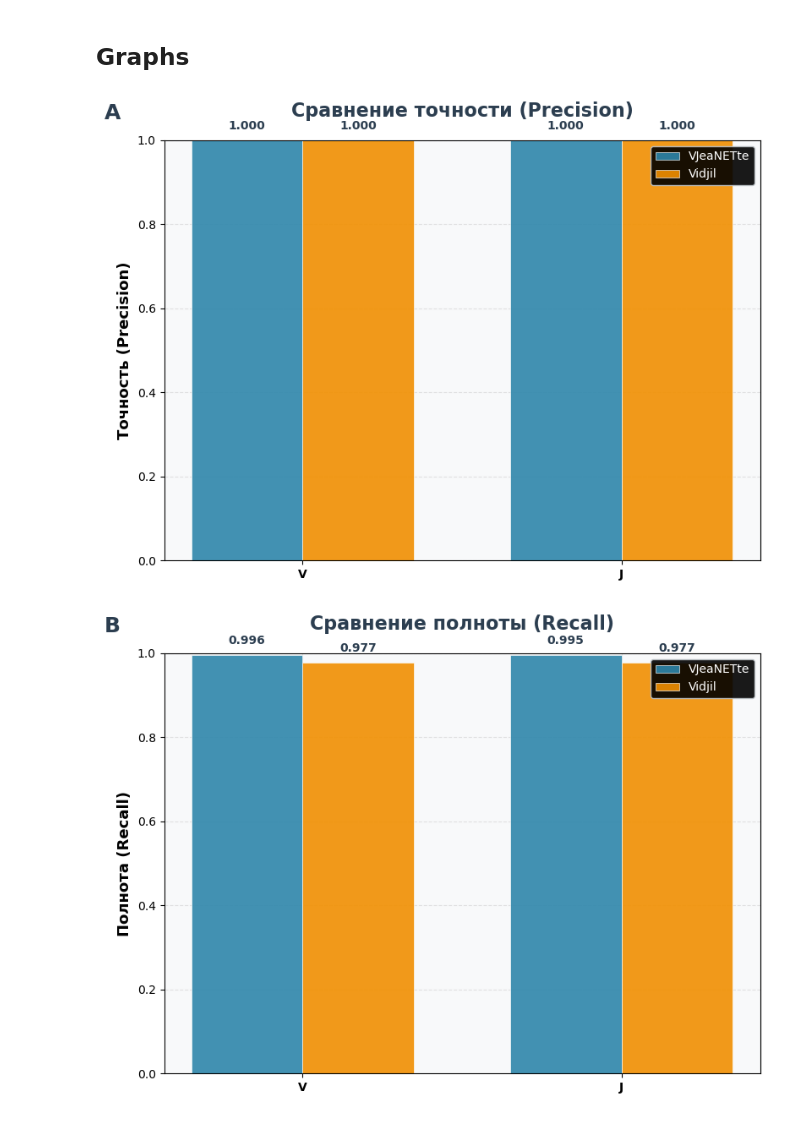
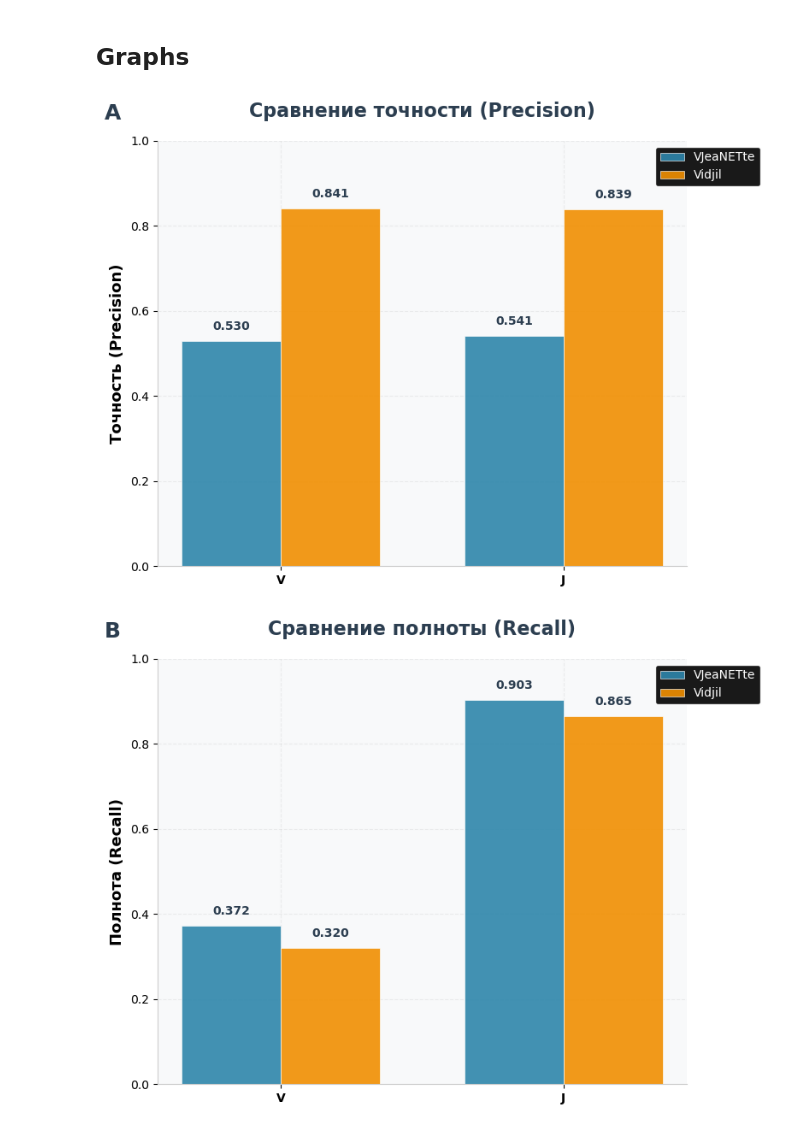
Before and after one commit to BelyashMatvey/vjeanette, a Jupyter notebook: notebooks/inference.ipynb, the cells around one changed output. Saved outputs shown, nothing was run; the diff lists cells and outputs as text; code cells hidden in the pictures.

```diff
--- a/notebooks/inference.ipynb
+++ b/notebooks/inference.ipynb
@@ -553,3 +646,5 @@ model_output
+# %%
+model_output['sequence_id'] = model_output['id'].copy()
 # %%
 data_merged = data_reference.merge(model_output,on = 'sequence_id')
 # %% [markdown]
@@ -563,6 +746,6 @@ precision_v_model, recall_v_model = TP_v_model / (TP_v_model + FP_v_model + 1e-9
 # %%
-TP_j_model, TN_j_model, FP_j_model, FN_j_model = len(data_merged[(data_merged['has_j_x']) & (data_merged['has_j_y'])]),\
-                                        len(data_merged[(~data_merged['has_j_x']) & (~data_merged['has_j_y'])]),\
-                                        len(data_merged[(~data_merged['has_j_x']) & (data_merged['has_j_y'])]),\
-                                        len(data_merged[(data_merged['has_j_x']) & (~data_merged['has_j_y'])])
+TP_j_model, TN_j_model, FP_j_model, FN_j_model = len(data_merged[(data_merged['has_j_ok_x'].eq(1)) & (data_merged['has_j_ok_y'].eq(1))]),\
+                                        len(data_merged[(~data_merged['has_j_ok_x'].eq(1)) & (~data_merged['has_j_ok_y'].eq(1))]),\
+                                        len(data_merged[(~data_merged['has_j_ok_x'].eq(1)) & (data_merged['has_j_ok_y'].eq(1))]),\
+                                        len(data_merged[(data_merged['has_j_ok_x'].eq(1)) & (~data_merged['has_j_ok_y'].eq(1))])
 precision_j_model, recall_j_model = TP_j_model / (TP_j_model + FP_j_model + 1e-9), TP_j_model / (TP_j_model + FN_j_model + 1e-9)
@@ -576,6 +775,6 @@ precision_v_model, precision_j_model, recall_v_model, recall_j_model
 # %% [markdown]
 ### Vidjil metrics
 # %%
-reference_v_ids = set(list(data_merged[data_merged['has_v_x']==1]['sequence_id'].values))
-reference_j_ids = set(list(data_merged[data_merged['has_j_x']==1]['sequence_id'].values))
+reference_v_ids = set(list(data_merged[data_merged['has_v_ok_x']==1]['sequence_id'].values))
+reference_j_ids = set(list(data_merged[data_merged['has_j_ok_x']==1]['sequence_id'].values))
 reference_all_ids = set(list(data_merged['sequence_id'].values))
@@ -601,3 +872,12 @@ precision_v_vidjil, precision_j_vidjil, recall_v_vidjil, recall_j_vidjil
+# %%
+a = fn_v['sequence'].values.tolist()
+b = fn_v['sequence_id'].values.tolist()
+with open('fn_v.fastq', 'w') as f:
+    for i in zip(a,b):
+        f.write(f'@{i[1]}\n')
+        f.write(i[0]+'\n')
+        f.write('+\n')
+        f.write('ok\n')
 # %% [markdown]
 ## Graphs
 # %%
@@ -639,6 +919,12 @@ ax1.set_ylim(0, 1.0)
 ax1.grid(True, alpha=0.2, linestyle='--')
 ax1.set_axisbelow(True)
 
+# Убираем границы (справа и сверху)
+ax1.spines['top'].set_visible(False)
+ax1.spines['right'].set_visible(False)
+ax1.spines['left'].set_color('#cccccc')
+ax1.spines['bottom'].set_color('#cccccc')
+
 for bars in [bars1_model, bars1_vidjil]:
     for bar in bars:
         height = bar.get_height()
@@ -649,9 +935,11 @@ for bars in [bars1_model, bars1_vidjil]:
 ax1.set_title('Сравнение точности (Precision)', fontsize=16, fontweight='bold',
               pad=20, color='#2c3e50')
 
+# Легенда вынесена в правый верхний угол, но с отступом от графика
 legend1 = ax1.legend(loc='upper right', frameon=True, fancybox=True,
-                     framealpha=0.9, edgecolor='#bdc3c7')
+                     framealpha=0.9, edgecolor='white', bbox_to_anchor=(1.15, 1.0))
 legend1.get_frame().set_facecolor('black')
+plt.setp(legend1.get_texts(), color='white')
 
 ax1.text(-0.1, 1.05, 'A', transform=ax1.transAxes, fontsize=18,
          fontweight='bold', color='#2c3e50')
@@ -666,7 +954,7 @@ fig2, ax2 = plt.subplots(figsize=(8, 6), facecolor='white')
 ax2.set_facecolor('#f8f9fa')
 
 recall_model = [recall_v_model, recall_j_model]
-recall_vidjil = [recall_v_vidjil, recall_j_vidjil]
+recall_vidjil = [recall_v_vidjil, recall_jfn_v[fn_v['has_v'] & fn_v['has_j']]_vidjil]
 
 bars2_model = ax2.bar(x - width/2, recall_model, width, label='VJeaNETte',
                       color=colors[0], alpha=0.9, edgecolor='white', linewidth=0.5)
@@ -674,33 +962,41 @@ bars2_vidjil = ax2.bar(x + width/2, recall_vidjil, width, label='Vidjil',
                        color=colors[2], alpha=0.9, edgecolor='white', linewidth=0.5)
 
 ax2.set_ylabel('Полнота (Recall)', fontsize=13, fontweight='bold')
 ax2.set_xticks(x)
 ax2.set_xticklabels(labels, fontweight='bold')
 ax2.set_ylim(0, 1.0)
 ax2.grid(True, alpha=0.2, linestyle='--')
 ax2.set_axisbelow(True)
 
+# Убираем границы (справа и сверху)
+ax2.spines['top'].set_visible(False)
+ax2.spines['right'].set_visible(False)
+ax2.spines['left'].set_color('#cccccc')
+ax2.spines['bottom'].set_color('#cccccc')
+
 for bars in [bars2_model, bars2_vidjil]:
     for bar in bars:
         height = bar.get_height()
         ax2.text(bar.get_x() + bar.get_width()/2., height + 0.02,
                 f'{height:.3f}', ha='center', va='bottom', fontsize=10,
                 fontweight='bold', color='#2c3e50')
 
 ax2.set_title('Сравнение полноты (Recall)', fontsize=16, fontweight='bold',
               pad=20, color='#2c3e50')
 
+# Легенда вынесена в правый верхний угол, но с отступом от графика
 legend2 = ax2.legend(loc='upper right', frameon=True, fancybox=True,
-                     framealpha=0.9, edgecolor='#bdc3c7')
+                     framealpha=0.9, edgecolor='white', bbox_to_anchor=(1.15, 1.0))
 legend2.get_frame().set_facecolor('black')
+plt.setp(legend2.get_texts(), color='white')
 
 ax2.text(-0.1, 1.05, 'B', transform=ax2.transAxes, fontsize=18,
          fontweight='bold', color='#2c3e50')
 
 plt.tight_layout()
 plt.show()
 
 fig2.savefig('recall_plot.png', transparent=True, dpi=300, bbox_inches='tight')
 # %% [output]
-[figure, old version]
+[figure, new version]
-[figure, old version]
+[figure, new version]
```
Also changed, not shown: parts of 42 cells of this notebook, 26 other files.
